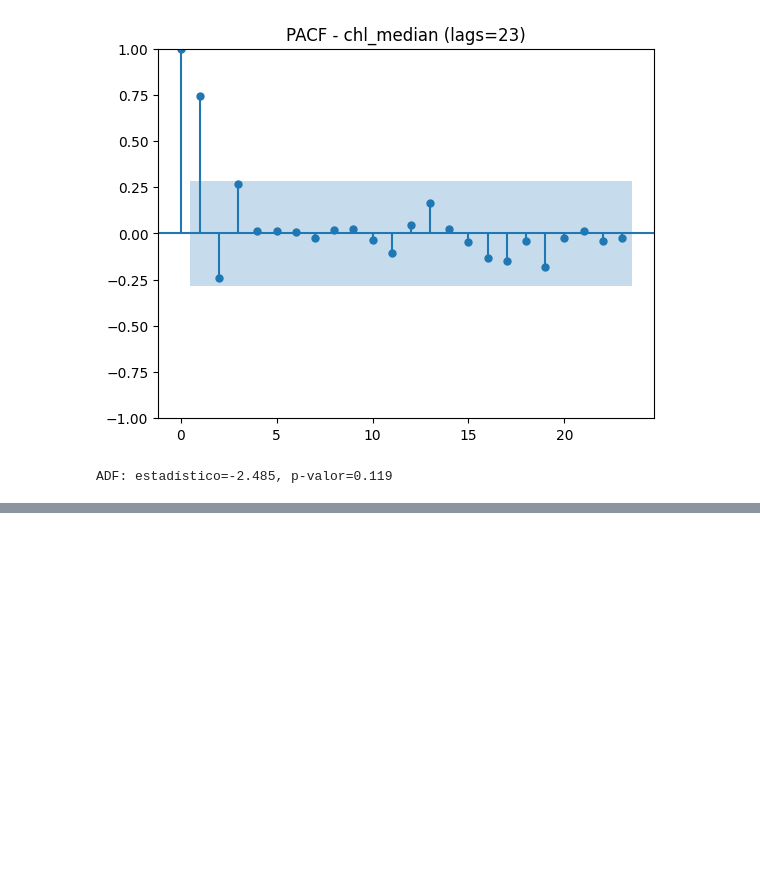
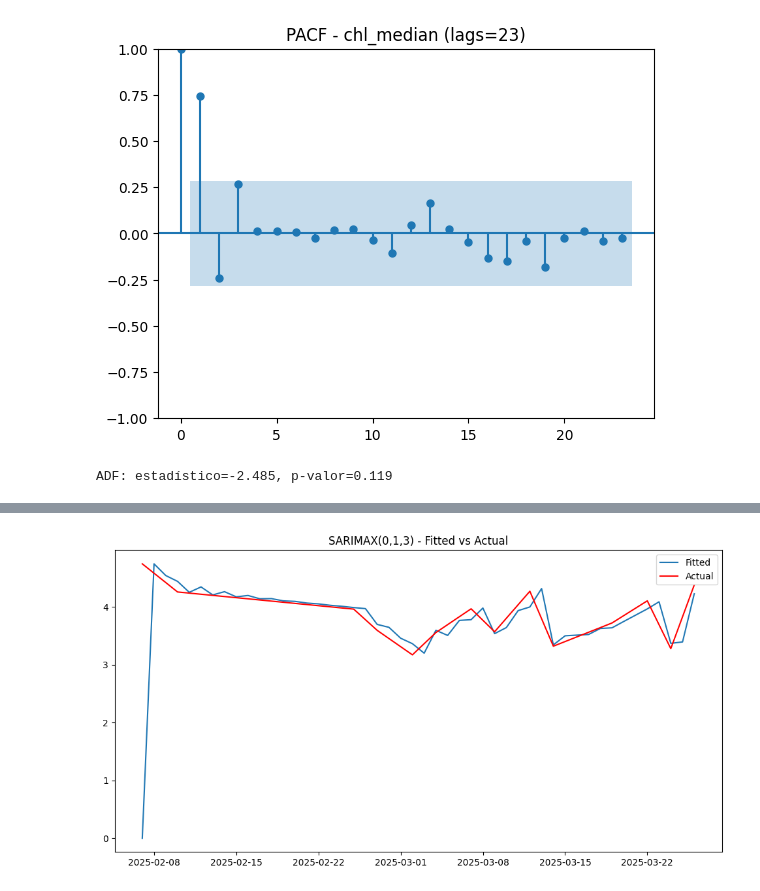
Before and after one commit to SebasJuarez/DS-Collection, a Jupyter notebook: Parte2.ipynb, the cells around one changed output, grey strips where cells are left out. Cells and saved outputs as stored; diff of their text form; code cells hidden in the pictures; blank space fills up the shorter version.

```diff
--- a/Parte2.ipynb
+++ b/Parte2.ipynb
@@ -146,0 +237,18 @@ A continuación se muestra el código para ajustar y validar el modelo ARIMA.
+# %%
+# El mejor modelo fue SARIMAX(0,1,3) sin estacionalidad. Realiza el modelo y grafica.
+
+from statsmodels.tsa.statespace.sarimax import SARIMAX
+
+best_model = SARIMAX(chl_median.dropna(), order=(0, 1, 3), seasonal_order=(0, 0, 0, 0))
+results = best_model.fit()
+plt.show()
+
+# Graficar serie contra valores del modelo
+plt.figure(figsize=(12, 6))
+plt.plot(results.fittedvalues)
+plt.plot(chl_median.dropna(), color='red')
+plt.title('SARIMAX(0,1,3) - Fitted vs Actual')
+plt.legend(['Fitted', 'Actual'])
+plt.show()
+# %% [output]
+[figure, added]
```
Also changed, not shown: parts of 15 cells of this notebook.
